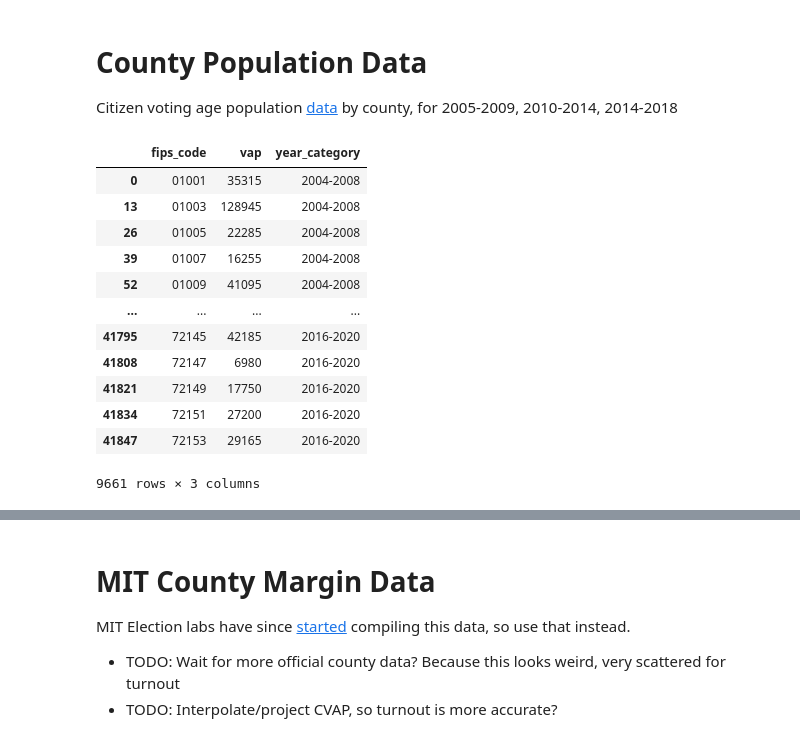
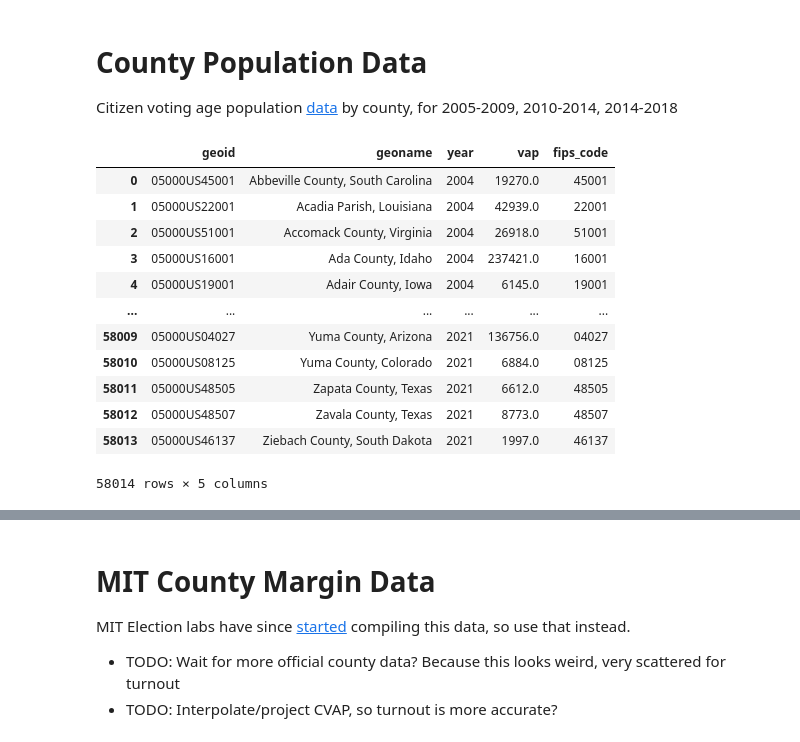
Before and after one commit to psthomas/election-vis, a Jupyter notebook: voting_national.ipynb, the cells around one changed output, grey strips where cells are left out. Drawn from its saved outputs; the diff is of its cells as text; code cells hidden in the pictures.

```diff
--- a/voting_national.ipynb
+++ b/voting_national.ipynb
@@ -228,46 +228,53 @@ electoral_df
 
 Citizen voting age population [data](https://www.census.gov/programs-surveys/decennial-census/about/voting-rights/cvap.2020.html) by county, for 2005-2009, 2010-2014, 2014-2018
 # %%
-# Load Voting Age Population 2005 to 2009 average, can't find yearly VAP data
-# Source: https://www.census.gov/rdo/data/voting_age_population_by_citizenship_and_race_cvap.html
-# 'latin-1' deals with e-acute: https://stackoverflow.com/questions/5552555
-population2009_df = pd.read_csv('./data/counties/CVAP_CSV_Format_2005-2009/County.csv', encoding='latin-1')
-population2009_df['fips_code'] = population2009_df['GEOID'].apply(lambda x: x[7:])
-population2009_df = population2009_df[(population2009_df['LNTITLE'] == 'Total')]
-population2009_df.rename(columns={'CVAP_EST':'vap'}, inplace=True)
-population2009_df = population2009_df[['fips_code', 'vap']]
-population2009_df['year_category'] = '2004-2008'
+# # Load Voting Age Population 2005 to 2009 average, can't find yearly VAP data
+# # Source: https://www.census.gov/rdo/data/voting_age_population_by_citizenship_and_race_cvap.html
+# # 'latin-1' deals with e-acute: https://stackoverflow.com/questions/5552555
+# population2009_df = pd.read_csv('./data/counties/CVAP_CSV_Format_2005-2009/County.csv', encoding='latin-1')
+# population2009_df['fips_code'] = population2009_df['GEOID'].apply(lambda x: x[7:])
+# population2009_df = population2009_df[(population2009_df['LNTITLE'] == 'Total')]
+# population2009_df.rename(columns={'CVAP_EST':'vap'}, inplace=True)
+# population2009_df = population2009_df[['fips_code', 'vap']]
+# population2009_df['year_category'] = '2004-2008'
 
-population2014_df = pd.read_csv('./data/counties/CVAP_2010-2014_ACS_csv_files/County.csv', encoding='latin-1')
-population2014_df['fips_code'] = population2014_df['GEOID'].apply(lambda x: x[7:])
-population2014_df = population2014_df[(population2014_df['LNTITLE'] == 'Total')]
-population2014_df.rename(columns={'CVAP_EST':'vap'}, inplace=True)
-population2014_df = population2014_df[['fips_code', 'vap']]
-population2014_df['year_category'] = '2012'
+# population2014_df = pd.read_csv('./data/counties/CVAP_2010-2014_ACS_csv_files/County.csv', encoding='latin-1')
+# population2014_df['fips_code'] = population2014_df['GEOID'].apply(lambda x: x[7:])
+# population2014_df = population2014_df[(population2014_df['LNTITLE'] == 'Total')]
+# population2014_df.rename(columns={'CVAP_EST':'vap'}, inplace=True)
+# population2014_df = population2014_df[['fips_code', 'vap']]
+# population2014_df['year_category'] = '2012'
 
-population2018_df = pd.read_csv('./data/counties/CVAP_2014-2018_ACS_csv_files/County.csv', encoding='latin-1')
-population2018_df['fips_code'] = population2018_df['geoid'].apply(lambda x: x[7:])
-population2018_df = population2018_df[(population2018_df['lntitle'] == 'Total')]
-population2018_df.rename(columns={'cvap_est':'vap'}, inplace=True)
-population2018_df = population2018_df[['fips_code', 'vap']]
-population2018_df['year_category'] = '2016-2020'
+# population2018_df = pd.read_csv('./data/counties/CVAP_2014-2018_ACS_csv_files/County.csv', encoding='latin-1')
+# population2018_df['fips_code'] = population2018_df['geoid'].apply(lambda x: x[7:])
+# population2018_df = population2018_df[(population2018_df['lntitle'] == 'Total')]
+# population2018_df.rename(columns={'cvap_est':'vap'}, inplace=True)
+# population2018_df = population2018_df[['fips_code', 'vap']]
+# population2018_df['year_category'] = '2016-2020'
 
-countypop_df = pd.concat([population2009_df, population2014_df, population2018_df])
+# countypop_df = pd.concat([population2009_df, population2014_df, population2018_df])
+# countypop_df
+
+# Updated this code in a separate project, I now use a regression to estimate annual
+# CVAP data by county
+countypop_df = pd.read_csv('./data/counties/county-cvap-2004-2021.csv')
+countypop_df['fips_code'] = countypop_df['geoid'].str[-5:]
+countypop_df.rename(columns={'cvap_est':'vap'}, inplace=True)
 countypop_df
 # %% [output]
-|  | fips_code | vap | year_category |
-| 0 | 01001 | 35315 | 2004-2008 |
-| 13 | 01003 | 128945 | 2004-2008 |
-| 26 | 01005 | 22285 | 2004-2008 |
-| 39 | 01007 | 16255 | 2004-2008 |
-| 52 | 01009 | 41095 | 2004-2008 |
-| ... | ... | ... | ... |
-| 41795 | 72145 | 42185 | 2016-2020 |
-| 41808 | 72147 | 6980 | 2016-2020 |
-| 41821 | 72149 | 17750 | 2016-2020 |
-| 41834 | 72151 | 27200 | 2016-2020 |
-| 41847 | 72153 | 29165 | 2016-2020 |
+|  | geoid | geoname | year | vap | fips_code |
+| 0 | 05000US45001 | Abbeville County, South Carolina | 2004 | 19270.0 | 45001 |
+| 1 | 05000US22001 | Acadia Parish, Louisiana | 2004 | 42939.0 | 22001 |
+| 2 | 05000US51001 | Accomack County, Virginia | 2004 | 26918.0 | 51001 |
+| 3 | 05000US16001 | Ada County, Idaho | 2004 | 237421.0 | 16001 |
+| 4 | 05000US19001 | Adair County, Iowa | 2004 | 6145.0 | 19001 |
+| ... | ... | ... | ... | ... | ... |
+| 58009 | 05000US04027 | Yuma County, Arizona | 2021 | 136756.0 | 04027 |
+| 58010 | 05000US08125 | Yuma County, Colorado | 2021 | 6884.0 | 08125 |
+| 58011 | 05000US48505 | Zapata County, Texas | 2021 | 6612.0 | 48505 |
+| 58012 | 05000US48507 | Zavala County, Texas | 2021 | 8773.0 | 48507 |
+| 58013 | 05000US46137 | Ziebach County, South Dakota | 2021 | 1997.0 | 46137 |
-9661 rows × 3 columns
+58014 rows × 5 columns
 # %%
 # Only 1 county for DC?
 countypop_df[countypop_df['fips_code'].str.contains('^11')]
```
Also changed, not shown: parts of 7 cells of this notebook, 4 other files.
